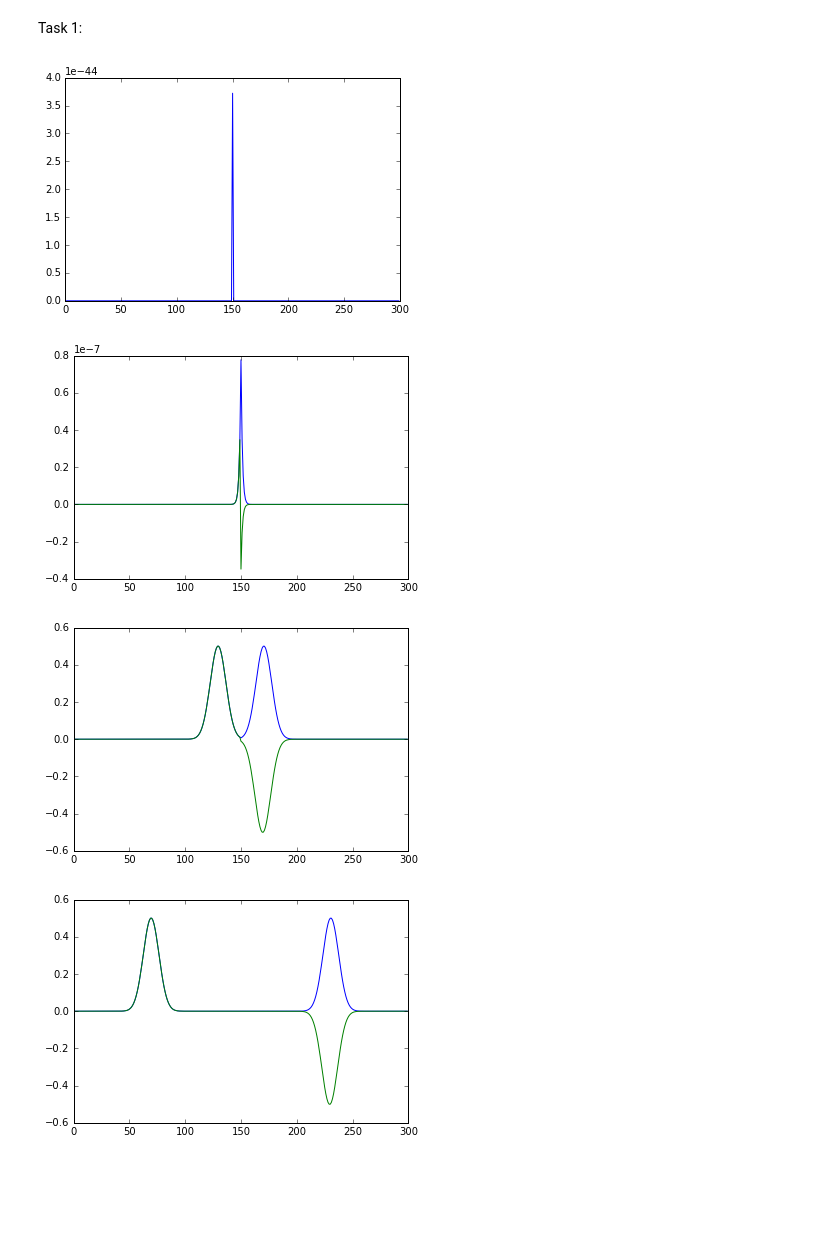
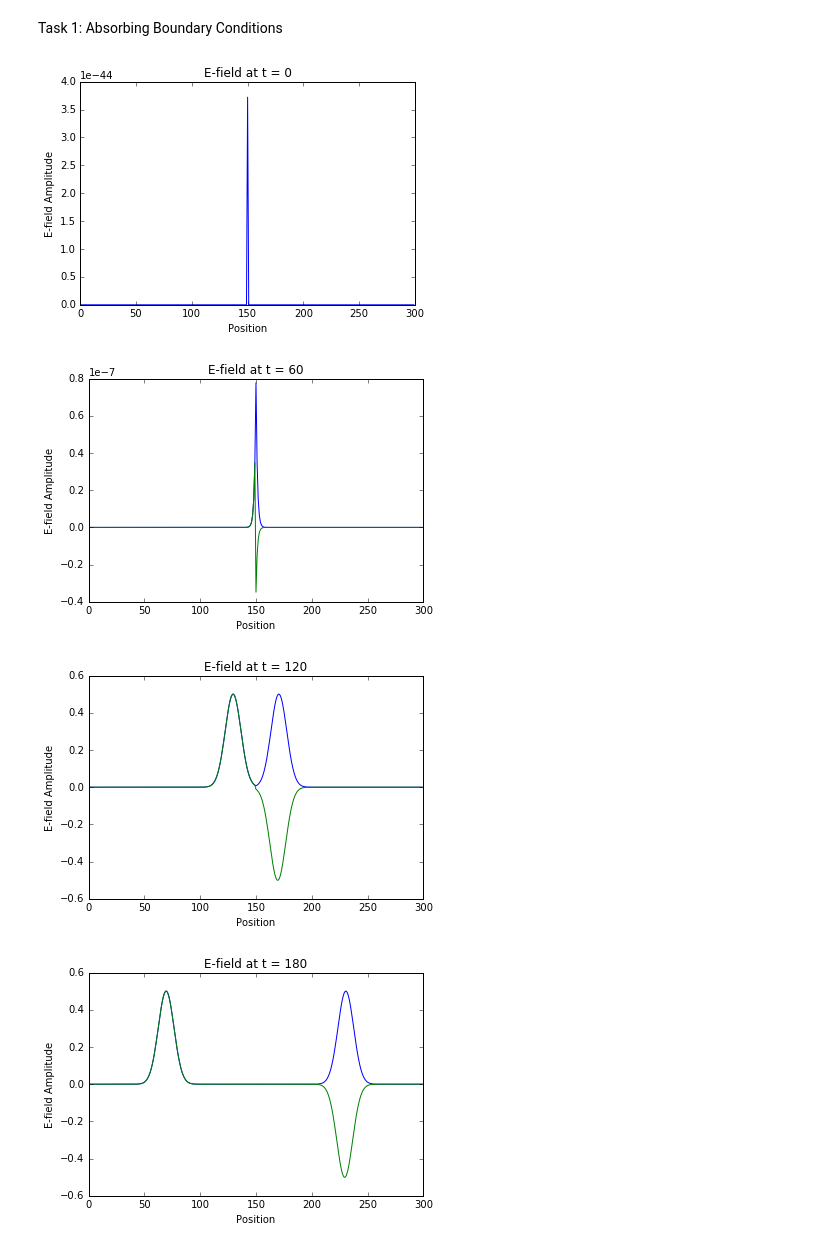
Before and after one commit to fazdal/fdtd-fdfd, a Jupyter notebook: fdtd/task1.ipynb, the cells around one changed output. Saved outputs shown, nothing was run; the diff lists cells and outputs as text; code cells hidden in the pictures; blank space fills up the shorter version.

Commit message:
task1 and task2 upd

```diff
--- a/fdtd/task1.ipynb
+++ b/fdtd/task1.ipynb
@@ -1,5 +1,5 @@
 # %% [markdown]
-Task 1:
+Task 1: Absorbing Boundary Conditions
 # %%
 %matplotlib inline
 from matplotlib import pyplot as plt
@@ -7,40 +7,48 @@ from matplotlib import animation
 
 import numpy as np
 import math as m
 
 nx = 300
 srcori = int(nx/2) #source is at center
 srcwid = 10 #source width
-srcdel = 100 #source delay
+srcdel = 10*srcwid #source delay
 nt = nx+srcdel
 
 imp0 = 337.0 #impedance
 
 ez = np.zeros(nx)
 hy = np.zeros(nx)
-x = np.arange(0,nx-1,1)
-x1 = np.arange(0,nx-1,1)
+
+#x = np.arange(0,nx-1,1)
+#x1 = np.arange(0,nx-1,1)
 
 fignum = 0
 for dt in range(0,nt):
 
-    hy[nx-2] = hy[nx-3]
-    hy[x] = hy[x] + (ez[x+1]-ez[x])/imp0
+    hy[nx-1] = hy[nx-2]
+#    hy[x] = hy[x] + (ez[x+1]-ez[x])/imp0
+    for j in range(0,nx-1):
+        hy[j] = hy[j] + (ez[j+1]-ez[j])/imp0
 
     ez[0] = ez[1]
-    ez[x1] = ez[x1] + (hy[x1]-hy[x1-1])*imp0
+    for j in range(0,nx):
+        ez[j] = ez[j] + (hy[j]-hy[j-1])*imp0
+
     ez[srcori] += m.exp(-((dt-srcdel)*(dt-srcdel))/(srcwid*srcwid))
 
     plt.hold(True)
     if (dt % 60 == 0 or dt == nt-2):
         fignum = fignum + 1
         plt.figure(fignum)
+        plt.xlabel("Position")
+        plt.ylabel("E-field Amplitude")
+        plt.title("E-field at t = "+ str(dt))
         plt.plot(ez)
 
         if (dt != nt-2):
             plt.plot(hy*imp0)
 # %% [output]
-[figure, old version]
+[figure, new version]
-[figure, old version]
+[figure, new version]
-[figure, old version]
+[figure, new version]
-[figure, old version]
+[figure, new version]
```
Also changed, not shown: parts of 1 cell of this notebook.
